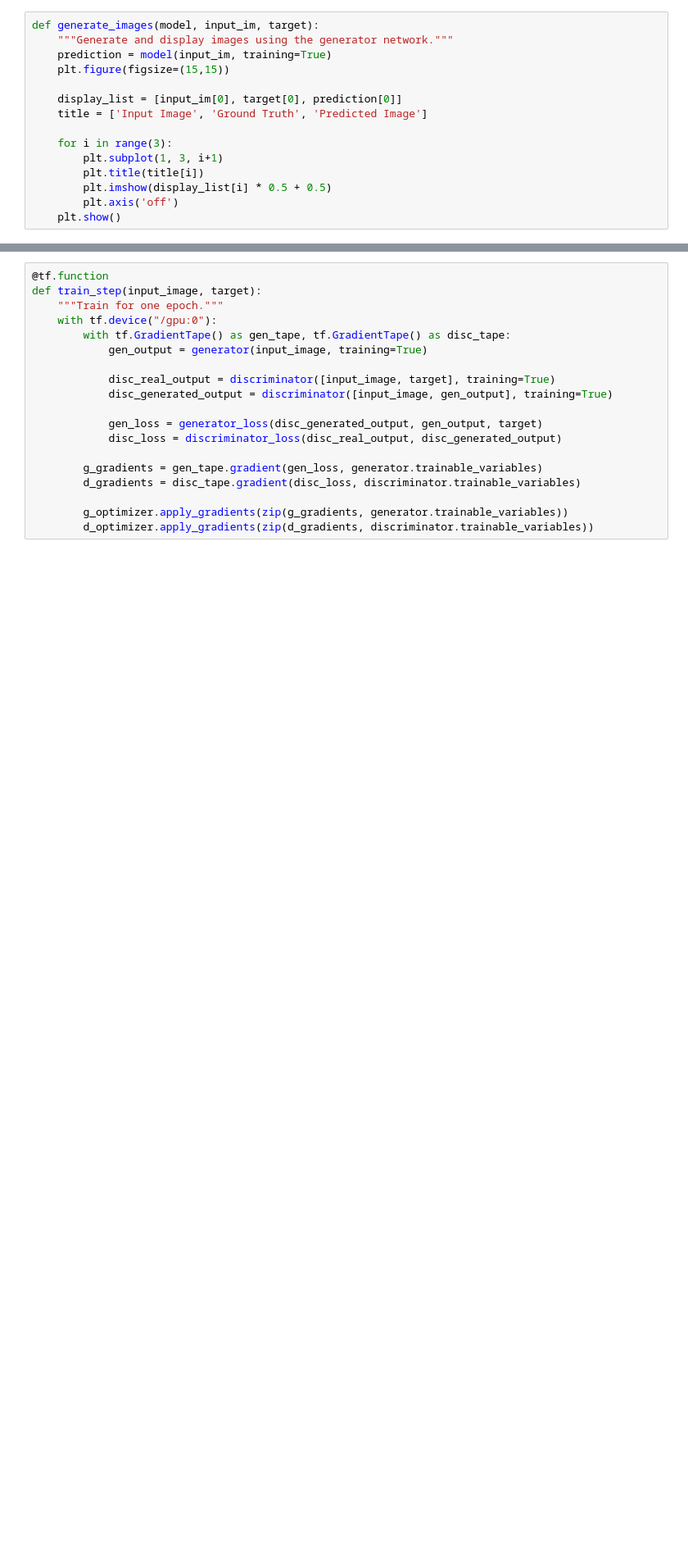
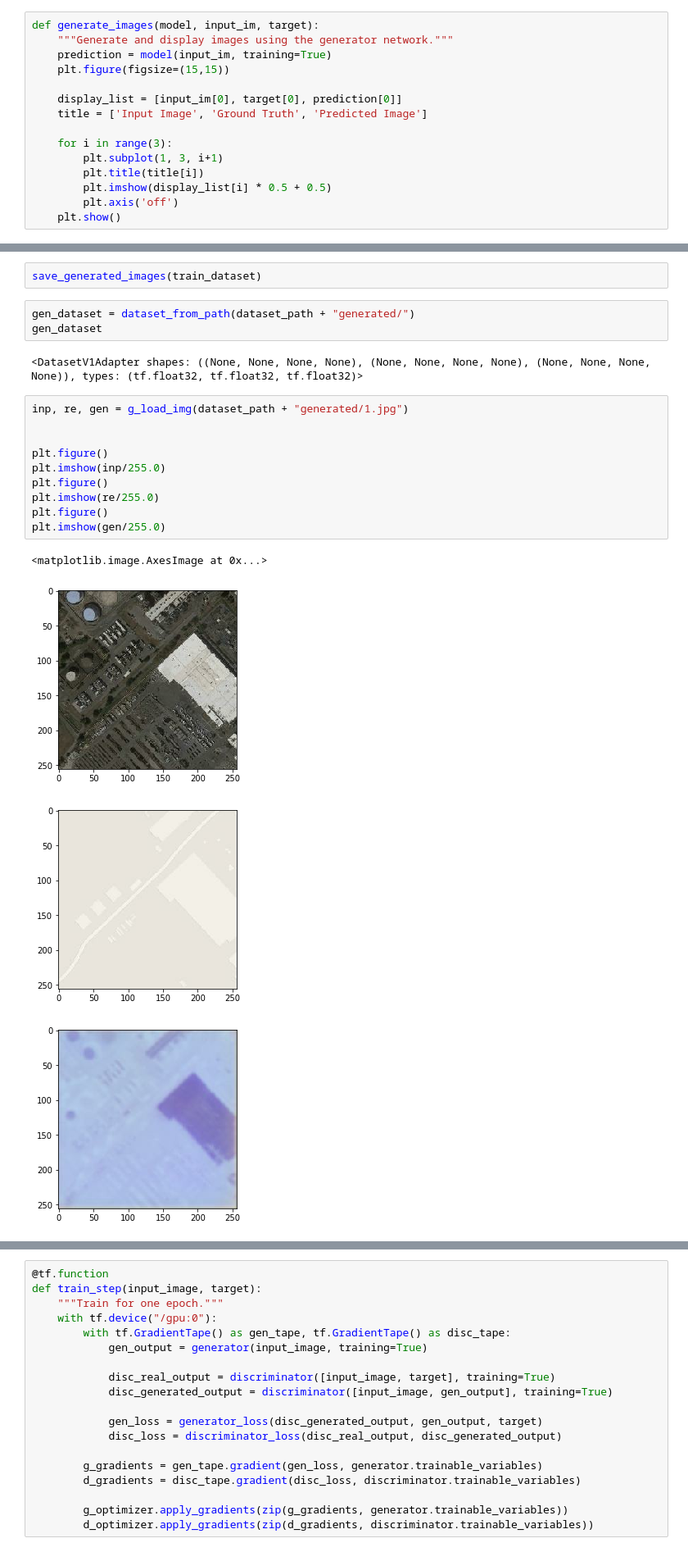
Before and after one commit to riley-mld/Pix2Pix, a Jupyter notebook: Pix2Pix.ipynb, the cells around one changed output, grey strips where cells are left out. Shown: that part at 82% size. Saved outputs shown, nothing was run; the diff lists cells and outputs as text; blank space fills up the shorter version.

```diff
--- a/Pix2Pix.ipynb
+++ b/Pix2Pix.ipynb
@@ -356,0 +496,22 @@ def generate_images(model, input_im, target):
+# %%
+save_generated_images(train_dataset)
+# %%
+gen_dataset = dataset_from_path(dataset_path + "generated/")
+gen_dataset
+# %% [output]
+<DatasetV1Adapter shapes: ((None, None, None, None), (None, None, None, None), (None, None, None, None)), types: (tf.float32, tf.float32, tf.float32)>
+# %%
+inp, re, gen = g_load_img(dataset_path + "generated/1.jpg")
+
+
+plt.figure()
+plt.imshow(inp/255.0)
+plt.figure()
+plt.imshow(re/255.0)
+plt.figure()
+plt.imshow(gen/255.0)
+# %% [output]
+<matplotlib.image.AxesImage at 0x...>
+[figure, added]
+[figure, added]
+[figure, added]
```
Also changed, not shown: parts of 36 cells of this notebook.
